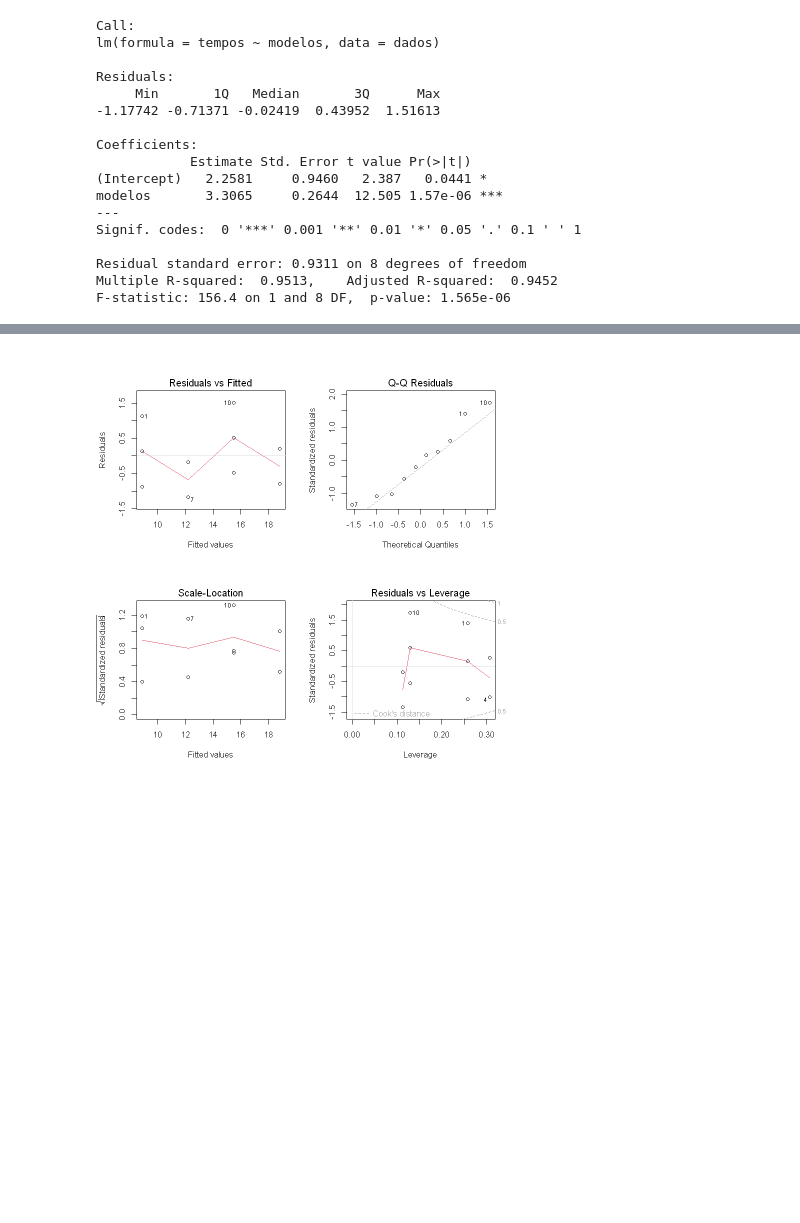
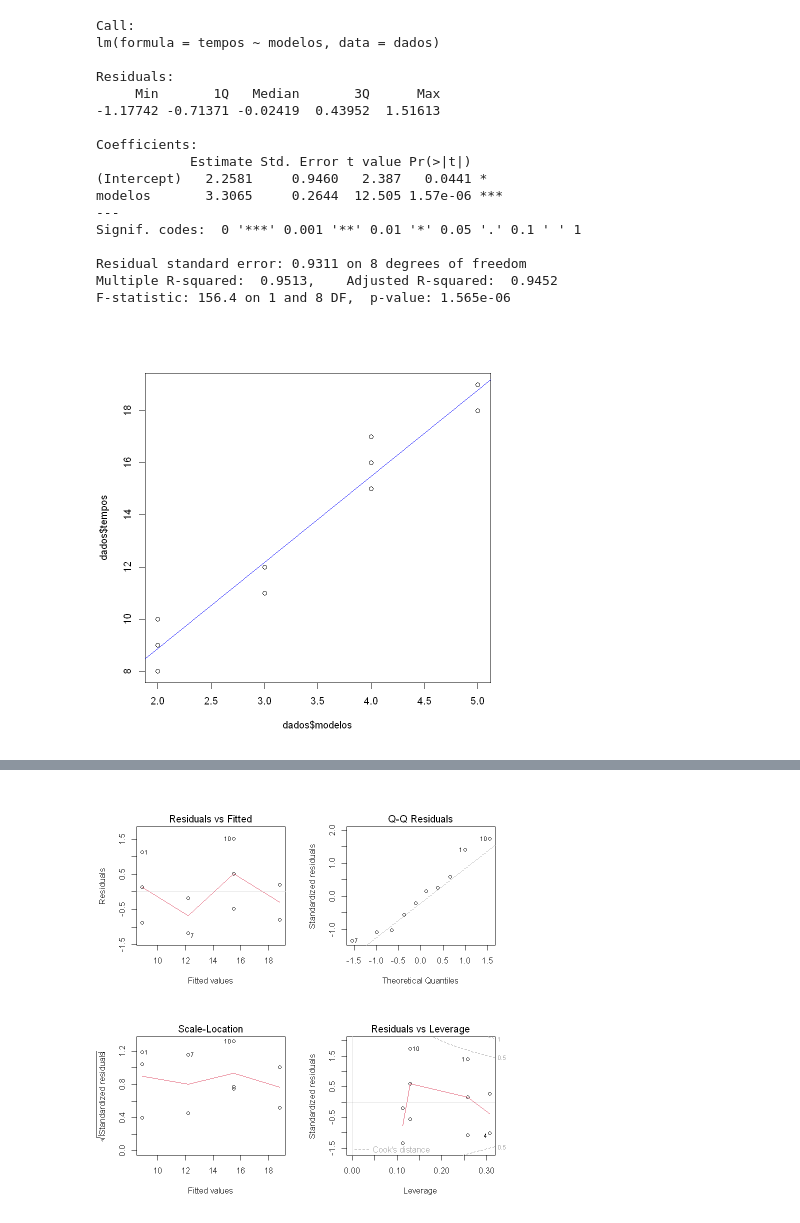
Before and after one commit to DiogoBotton/R_Statistics_Learning, a Jupyter notebook: exercicios/ex_1_cap_8.ipynb, the cells around one changed output, grey strips where cells are left out. Cells and saved outputs as stored; diff of their text form; code cells hidden in the pictures; blank space fills up the shorter version.

```diff
--- a/exercicios/ex_1_cap_8.ipynb
+++ b/exercicios/ex_1_cap_8.ipynb
@@ -37,3 +38,11 @@ Signif. codes:  0 '***' 0.001 '**' 0.01 '*' 0.05 '.' 0.1 ' ' 1
 Residual standard error: 0.9311 on 8 degrees of freedom
 Multiple R-squared:  0.9513,    Adjusted R-squared:  0.9452
 F-statistic: 156.4 on 1 and 8 DF,  p-value: 1.565e-06
+# %%
+# Verificando linearidade
+
+# Gráfico de dispersão
+plot(dados$modelos, dados$tempos)
+abline(modelo, col = "blue")
+# %% [output]
+[figure, added]
```
Also changed, not shown: parts of 2 cells of this notebook, 1 other file.
